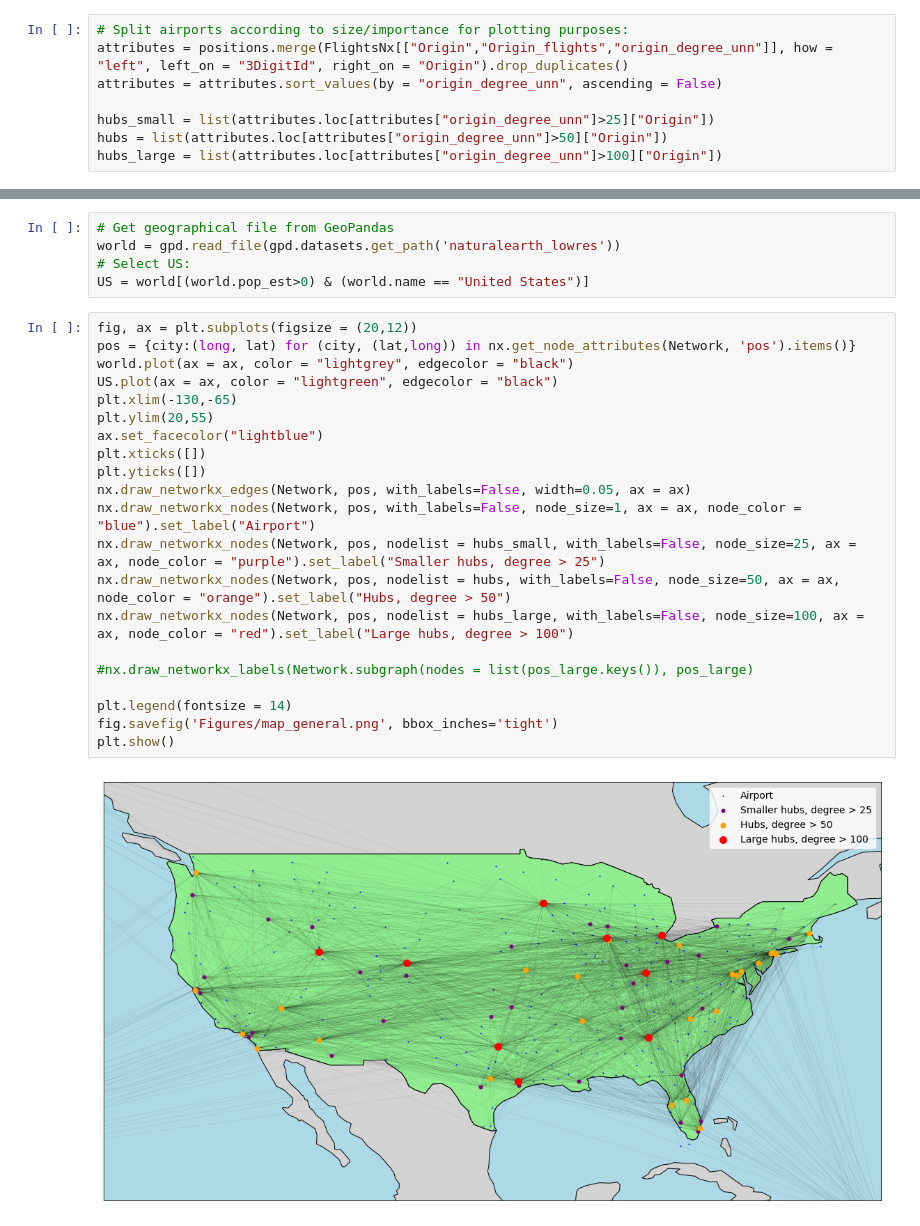
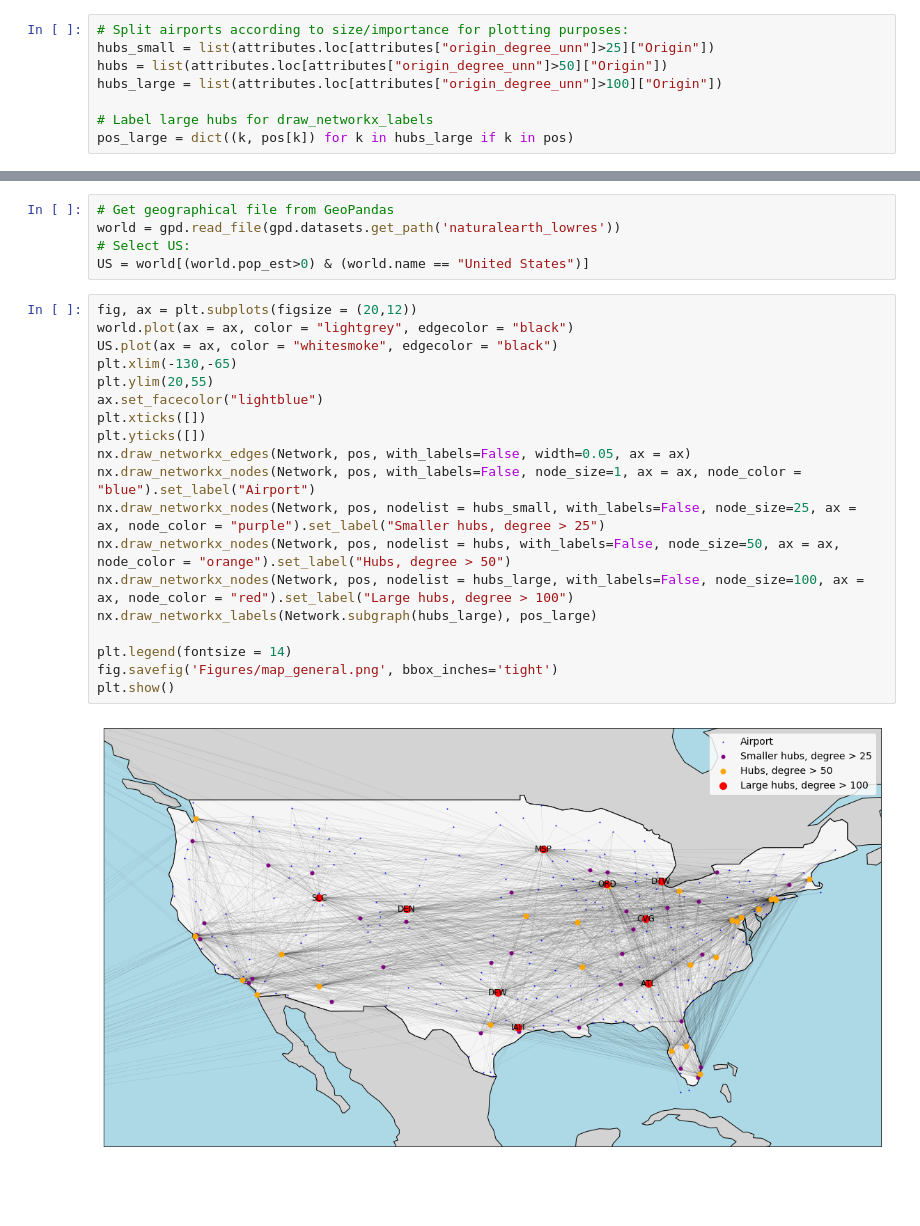
Before and after one commit to Morten-Esketveit/TSDS-gruppe-2019, a Jupyter notebook: Exam/NetworkAnalysis_map.ipynb, the cells around one changed output, grey strips where cells are left out. Drawn from its saved outputs; the diff is of its cells as text; blank space fills up the shorter version.

```diff
--- a/Exam/NetworkAnalysis_map.ipynb
+++ b/Exam/NetworkAnalysis_map.ipynb
@@ -67,8 +67,8 @@ nx.set_node_attributes(Network, pos_)
 # %%
 # Split airports according to size/importance for plotting purposes:
-attributes = positions.merge(FlightsNx[["Origin","Origin_flights","origin_degree_unn"]], how = "left", left_on = "3DigitId", right_on = "Origin").drop_duplicates()
-attributes = attributes.sort_values(by = "origin_degree_unn", ascending = False)
-
 hubs_small = list(attributes.loc[attributes["origin_degree_unn"]>25]["Origin"])
 hubs = list(attributes.loc[attributes["origin_degree_unn"]>50]["Origin"])
 hubs_large = list(attributes.loc[attributes["origin_degree_unn"]>100]["Origin"])
+
+# Label large hubs for draw_networkx_labels
+pos_large = dict((k, pos[k]) for k in hubs_large if k in pos)
@@ -79,24 +95,22 @@ world = gpd.read_file(gpd.datasets.get_path('naturalearth_lowres'))
 US = world[(world.pop_est>0) & (world.name == "United States")]
 # %%
 fig, ax = plt.subplots(figsize = (20,12))
-pos = {city:(long, lat) for (city, (lat,long)) in nx.get_node_attributes(Network, 'pos').items()}
 world.plot(ax = ax, color = "lightgrey", edgecolor = "black")
-US.plot(ax = ax, color = "lightgreen", edgecolor = "black")
+US.plot(ax = ax, color = "whitesmoke", edgecolor = "black")
 plt.xlim(-130,-65)
 plt.ylim(20,55)
 ax.set_facecolor("lightblue")
 plt.xticks([])
 plt.yticks([])
 nx.draw_networkx_edges(Network, pos, with_labels=False, width=0.05, ax = ax)
 nx.draw_networkx_nodes(Network, pos, with_labels=False, node_size=1, ax = ax, node_color = "blue").set_label("Airport")
 nx.draw_networkx_nodes(Network, pos, nodelist = hubs_small, with_labels=False, node_size=25, ax = ax, node_color = "purple").set_label("Smaller hubs, degree > 25")
 nx.draw_networkx_nodes(Network, pos, nodelist = hubs, with_labels=False, node_size=50, ax = ax, node_color = "orange").set_label("Hubs, degree > 50")
 nx.draw_networkx_nodes(Network, pos, nodelist = hubs_large, with_labels=False, node_size=100, ax = ax, node_color = "red").set_label("Large hubs, degree > 100")
-
-#nx.draw_networkx_labels(Network.subgraph(nodes = list(pos_large.keys()), pos_large)
+nx.draw_networkx_labels(Network.subgraph(hubs_large), pos_large)
 
 plt.legend(fontsize = 14)
 fig.savefig('Figures/map_general.png', bbox_inches='tight')
 plt.show()
 # %% [output]
-[figure, old version]
+[figure, new version]
```
Also changed, not shown: parts of 7 cells of this notebook, 1 other file.
